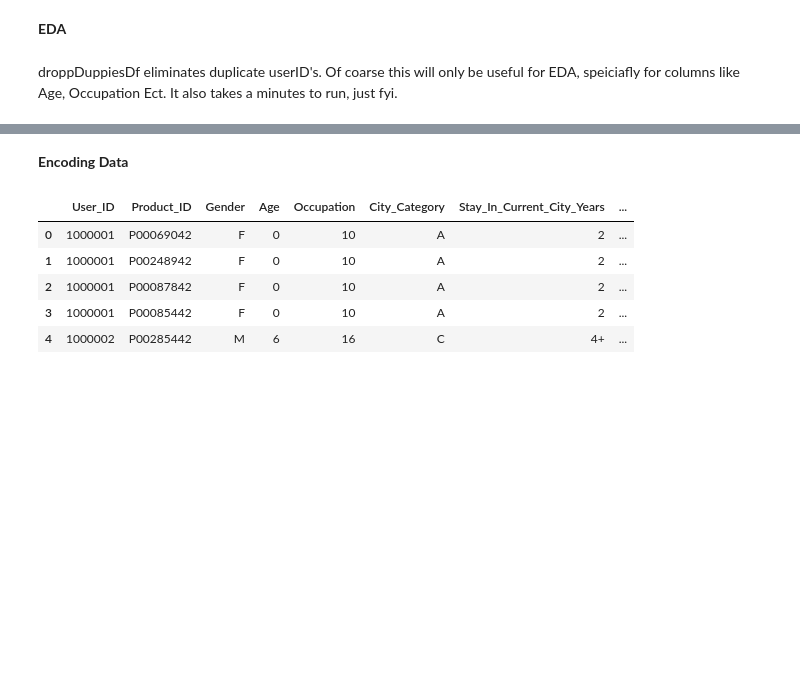
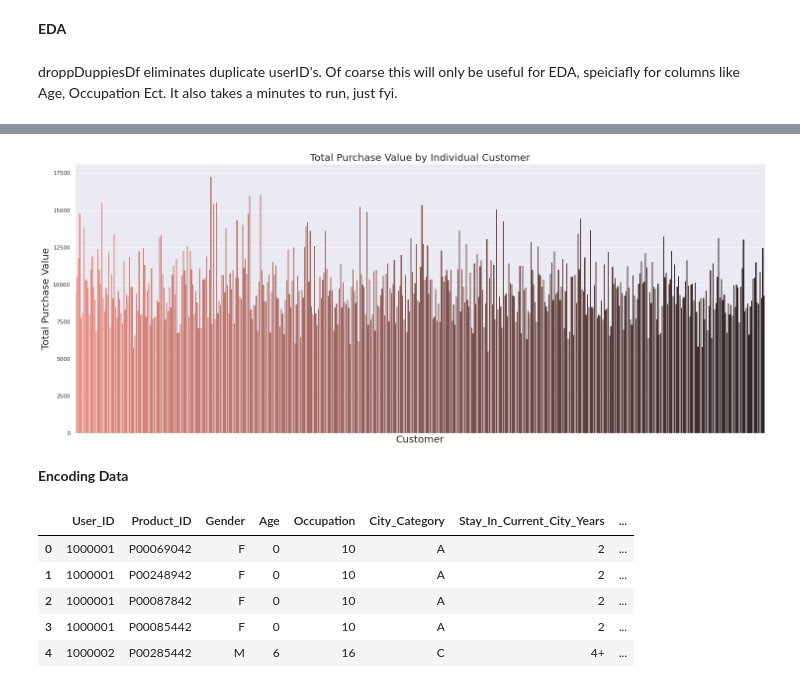
Before and after one commit to Blutronics/MultipleRegression, a Jupyter notebook: Black_Friday_Prediction.ipynb, the cells around one changed output, grey strips where cells are left out. Drawn from its saved outputs; the diff is of its cells as text; code cells hidden in the pictures; blank space fills up the shorter version.

```diff
--- a/Black_Friday_Prediction.ipynb
+++ b/Black_Friday_Prediction.ipynb
@@ -160,0 +233,3 @@ THIS will become a pie chart algon with others...
+# %%
+groupDf = df.groupby(['User_ID']).mean()
+groupDf
@@ -161,3 +251,18 @@ THIS will become a pie chart algon with others...
+# %%
+groupDf2 = groupDf[0:500]
+# %%
+tempx2 = np.arange(len(groupDf2))
+# %%
+sns.set(rc = {'figure.figsize':(25,10)})
+# sns.color_palette("ch:start=.2,rot=-.3", as_cmap=True)
+ax = sns.barplot(x=tempx2, y="Purchase", data=groupDf2, palette = ('dark:salmon_r'), edgecolor="none")
+ax.set_xlabel('Customer',fontsize=20)
+ax.set_ylabel('Total Purchase Value',fontsize=20)
+plt.xticks([])
+plt.title("Total Purchase Value by Individual Customer", fontsize=20)
+plt.show()
+# %% [output]
+[figure, added]
 # %% [markdown]
 **Encoding Data**
 # %%
```
Also changed, not shown: parts of 8 cells of this notebook.
